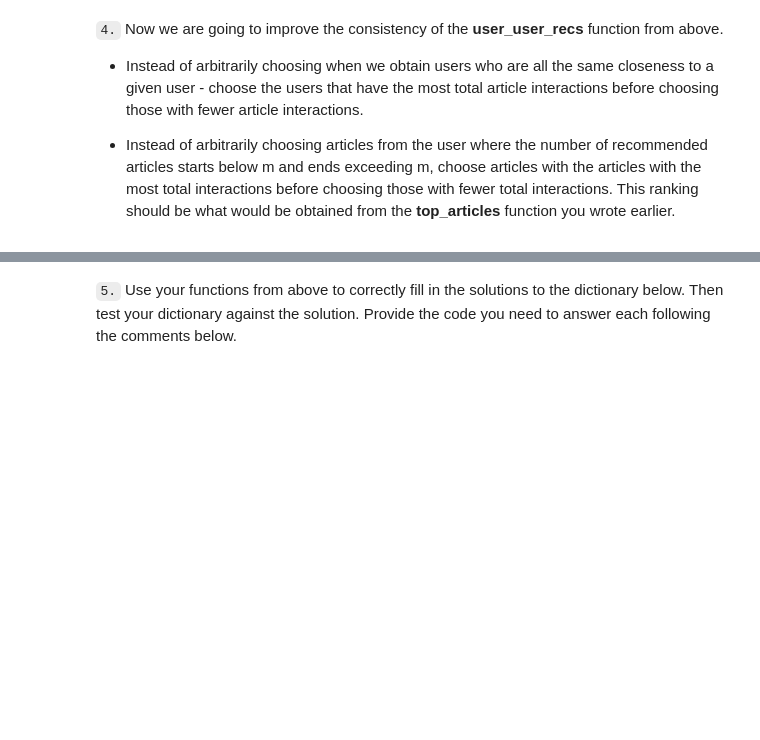
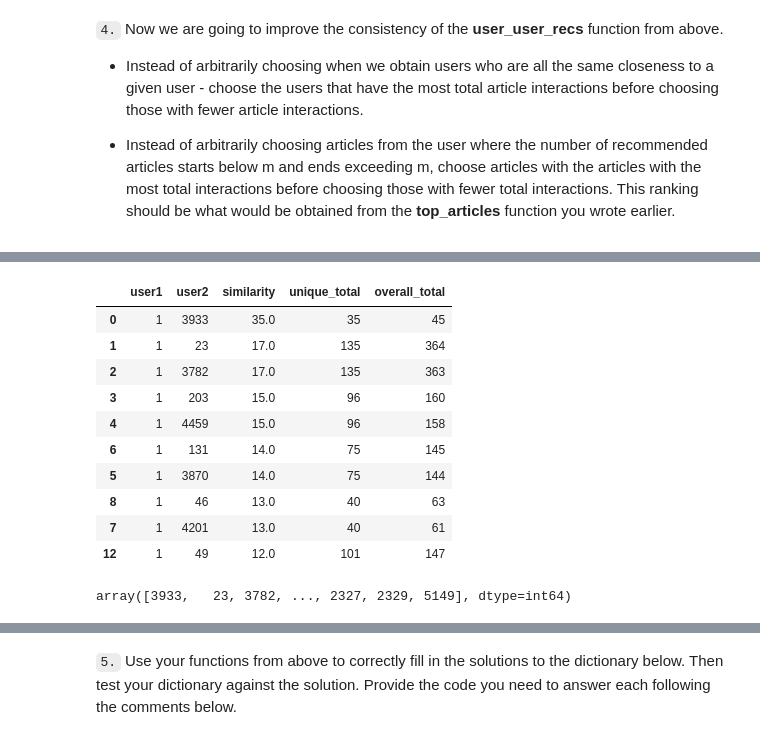
Before and after one commit to ania4data/IBM_recommendation_system, a Jupyter notebook: Recommendations_with_IBM.ipynb, the cells around one changed output, grey strips where cells are left out. Saved outputs shown, nothing was run; the diff lists cells and outputs as text; code cells hidden in the pictures; blank space fills up the shorter version.

```diff
--- a/Recommendations_with_IBM.ipynb
+++ b/Recommendations_with_IBM.ipynb
@@ -1230,0 +1276,5 @@ If this is all you see, you passed all of our tests!  Nice job!
+# %%
+unique_total = x.reset_index()[['user_id','article_id']].rename(columns={"article_id": "unique_total"})
+# %%
+x = df.groupby(by='user_id').count()
+overall_total = x.reset_index()[['user_id','article_id']].rename(columns={"article_id": "overall_total"})
@@ -1230,0 +1326,16 @@ If this is all you see, you passed all of our tests!  Nice job!
+# %%
+z = z.sort_values(by=['similarity','unique_total','overall_total'],ascending=False)
+z = z[z.user1==1]
+z.head(10)
+# %% [output]
+|  | user1 | user2 | similarity | unique_total | overall_total |
+| 0 | 1 | 3933 | 35.0 | 35 | 45 |
+| 1 | 1 | 23 | 17.0 | 135 | 364 |
+| 2 | 1 | 3782 | 17.0 | 135 | 363 |
+| 3 | 1 | 203 | 15.0 | 96 | 160 |
+| 4 | 1 | 4459 | 15.0 | 96 | 158 |
+| 6 | 1 | 131 | 14.0 | 75 | 145 |
+| 5 | 1 | 3870 | 14.0 | 75 | 144 |
+| 8 | 1 | 46 | 13.0 | 40 | 63 |
+| 7 | 1 | 4201 | 13.0 | 40 | 61 |
+| 12 | 1 | 49 | 12.0 | 101 | 147 |
@@ -1230,0 +1347,4 @@ If this is all you see, you passed all of our tests!  Nice job!
+# %%
+get_top_sorted_users(1, df=df, user_item=user_item).user2.values
+# %% [output]
+array([3933,   23, 3782, ..., 2327, 2329, 5149], dtype=int64)
```
Also changed, not shown: parts of 29 cells of this notebook.
